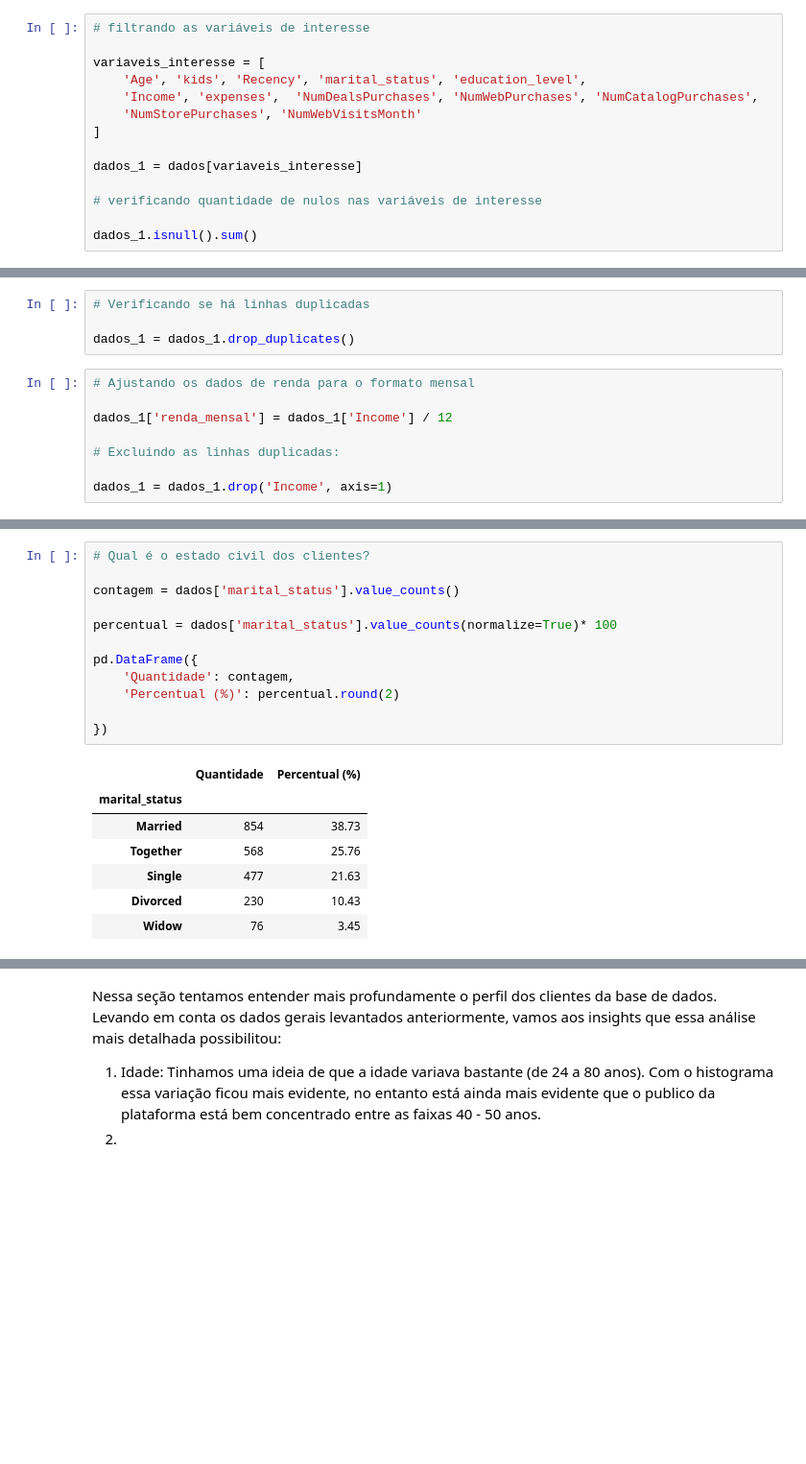
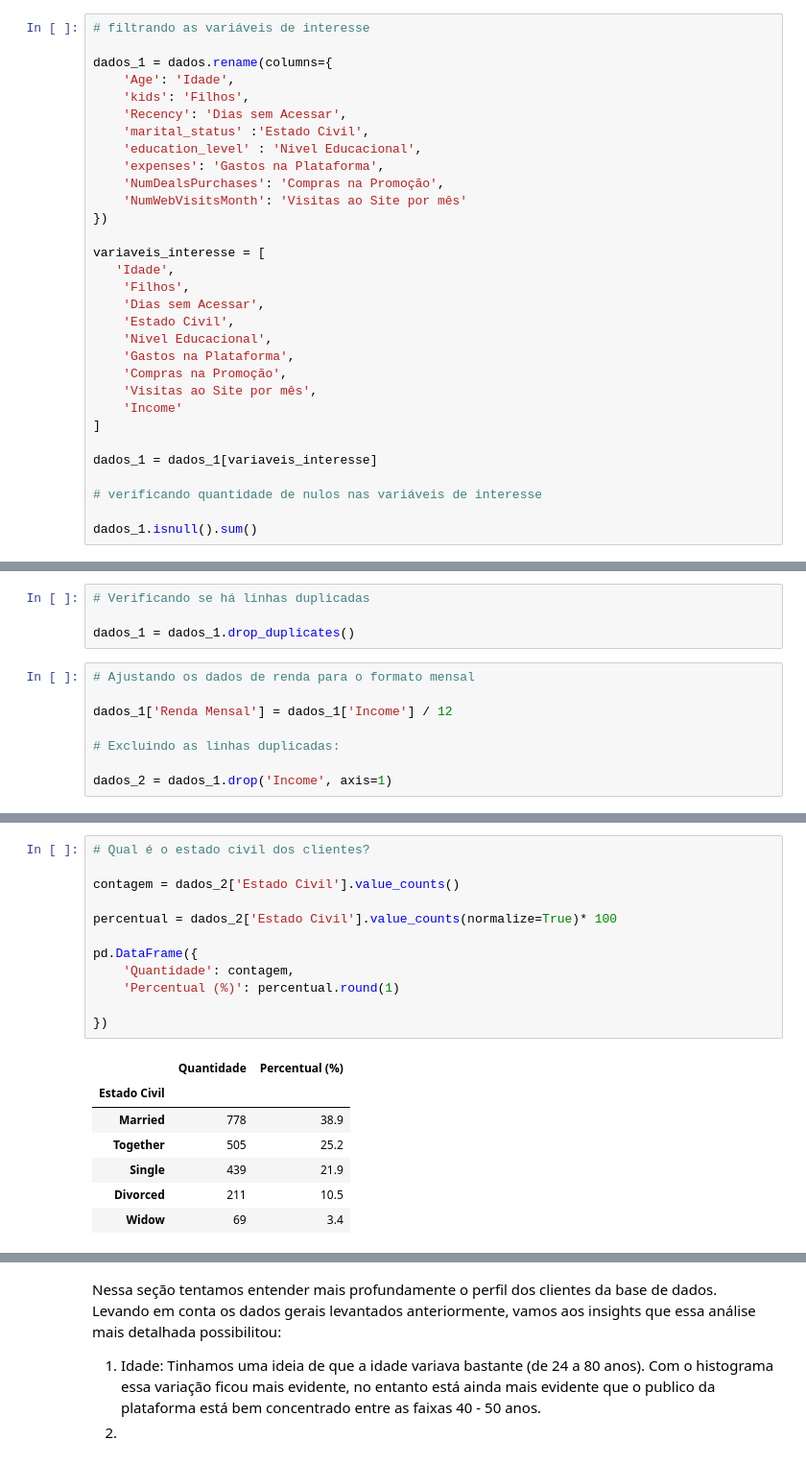
Before and after one commit to thais01fernandes/estat_analises, a Jupyter notebook: descritiva/analise_ifood.ipynb, the cells around one changed output, grey strips where cells are left out. Shown: that part at 96% size. Saved outputs shown, nothing was run; the diff lists cells and outputs as text; blank space fills up the shorter version.

```diff
--- a/descritiva/analise_ifood.ipynb
+++ b/descritiva/analise_ifood.ipynb
@@ -63,13 +63,30 @@ A seguir vamos filtrar a base de dados pelas variáveis de interesse e conhecê-
 # %%
 # filtrando as variáveis de interesse
 
+dados_1 = dados.rename(columns={
+    'Age': 'Idade',
+    'kids': 'Filhos',
+    'Recency': 'Dias sem Acessar',
+    'marital_status' :'Estado Civil',
+    'education_level' : 'Nivel Educacional',
+    'expenses': 'Gastos na Plataforma',
+    'NumDealsPurchases': 'Compras na Promoção',
+    'NumWebVisitsMonth': 'Visitas ao Site por mês'
+})
+
 variaveis_interesse = [
-    'Age', 'kids', 'Recency', 'marital_status', 'education_level',
-    'Income', 'expenses',  'NumDealsPurchases', 'NumWebPurchases', 'NumCatalogPurchases',
-    'NumStorePurchases', 'NumWebVisitsMonth'
+   'Idade',
+    'Filhos',
+    'Dias sem Acessar',
+    'Estado Civil',
+    'Nivel Educacional',
+    'Gastos na Plataforma',
+    'Compras na Promoção',
+    'Visitas ao Site por mês',
+    'Income'
 ]
 
-dados_1 = dados[variaveis_interesse]
+dados_1 = dados_1[variaveis_interesse]
 
 # verificando quantidade de nulos nas variáveis de interesse
 
@@ -101,8 +115,8 @@ dados_1 = dados_1.drop_duplicates()
 # %%
 # Ajustando os dados de renda para o formato mensal
 
-dados_1['renda_mensal'] = dados_1['Income'] / 12
+dados_1['Renda Mensal'] = dados_1['Income'] / 12
 
 # Excluindo as linhas duplicadas:
 
-dados_1 = dados_1.drop('Income', axis=1)
+dados_2 = dados_1.drop('Income', axis=1)
@@ -250,20 +234,20 @@ array(['Single', 'Together', 'Married', 'Divorced', 'Widow'], dtype=object)
 # %%
 # Qual é o estado civil dos clientes?
 
-contagem = dados['marital_status'].value_counts()
+contagem = dados_2['Estado Civil'].value_counts()
 
-percentual = dados['marital_status'].value_counts(normalize=True)* 100
+percentual = dados_2['Estado Civil'].value_counts(normalize=True)* 100
 
 pd.DataFrame({
     'Quantidade': contagem,
-    'Percentual (%)': percentual.round(2)
+    'Percentual (%)': percentual.round(1)
 
 })
 # %% [output]
 |  | Quantidade | Percentual (%) |
-| marital_status |  |  |
-| Married | 854 | 38.73 |
-| Together | 568 | 25.76 |
-| Single | 477 | 21.63 |
-| Divorced | 230 | 10.43 |
-| Widow | 76 | 3.45 |
+| Estado Civil |  |  |
+| Married | 778 | 38.9 |
+| Together | 505 | 25.2 |
+| Single | 439 | 21.9 |
+| Divorced | 211 | 10.5 |
+| Widow | 69 | 3.4 |
```
Also changed, not shown: parts of 23 cells of this notebook.
